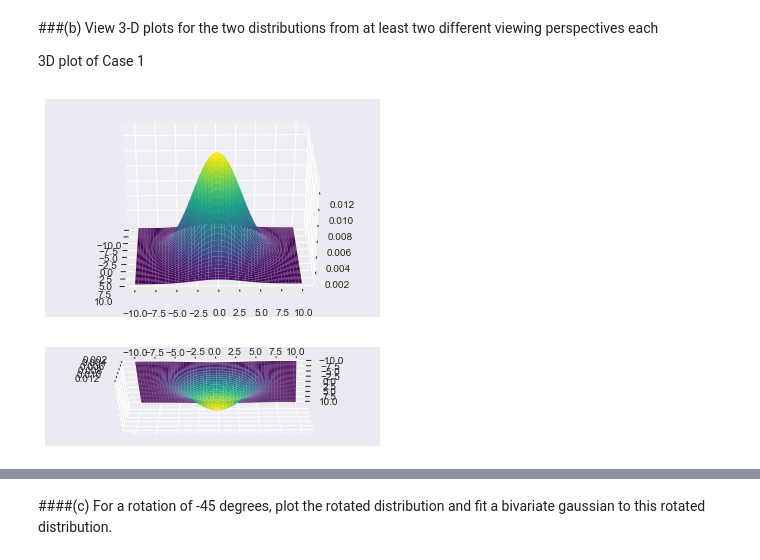
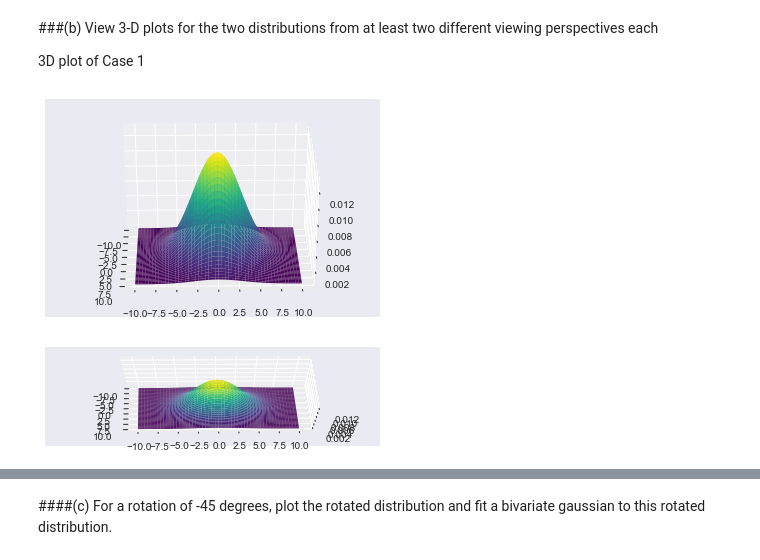
Before and after one commit to kevinjyee/DSPrinciples, a Jupyter notebook: HW1.ipynb, the cells around one changed output, grey strips where cells are left out. Saved outputs shown, nothing was run; the diff lists cells and outputs as text; code cells hidden in the pictures.

```diff
--- a/HW1.ipynb
+++ b/HW1.ipynb
@@ -101,35 +106,33 @@ ax = sns.kdeplot(x, y)
 # %%
 #https://stackoverflow.com/questions/38698277/plot-normal-distribution-in-3d
 
 import matplotlib.pyplot as plt
 from scipy.stats import multivariate_normal
 from mpl_toolkits.mplot3d import Axes3D
 
-viewangle = [30, 120];
+viewangle = [30, 60];
 for i in range(len(viewangle)):
     fig = plt.figure()
     ax = fig.add_subplot((i+1)*100 + 11, projection='3d')
 
     #Set Mean and Variance
     mean = [0,0]
     cov = [(16, 0), (0,9)]
 
     #Create grid and multivariate normal
     x = np.linspace(-10,10,500)
     y = np.linspace(-10,10,500)
     X, Y = np.meshgrid(x,y)
     pos = np.empty(X.shape + (2,))
     pos[:, :, 0] = X; pos[:, :, 1] = Y
     rv = multivariate_normal(mean, cov)
     ax.plot_surface(X, Y, rv.pdf(pos),cmap='viridis',linewidth=0)
 
-    # rotate the axes and update
-    for angle in range(0, 360):
-        ax.view_init(viewangle[i], angle)
-        plt.draw()
+    ax.view_init(viewangle[i], angle)
+    plt.draw()
 # %% [output]
 [figure]
-[figure, old version]
+[figure, new version]
 # %%
 #https://stackoverflow.com/questions/38698277/plot-normal-distribution-in-3d
 
```
Also changed, not shown: parts of 8 cells of this notebook.
